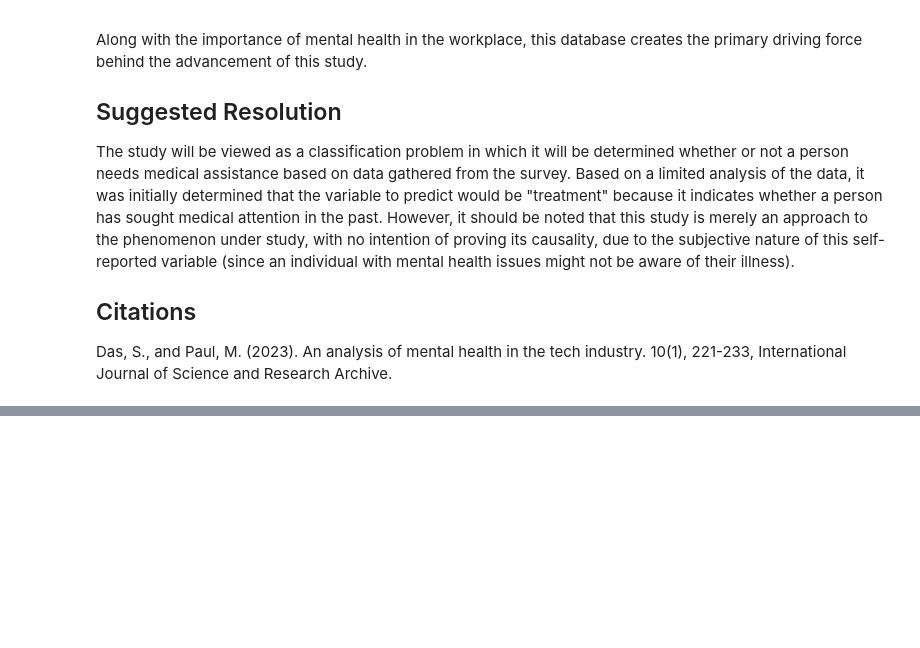
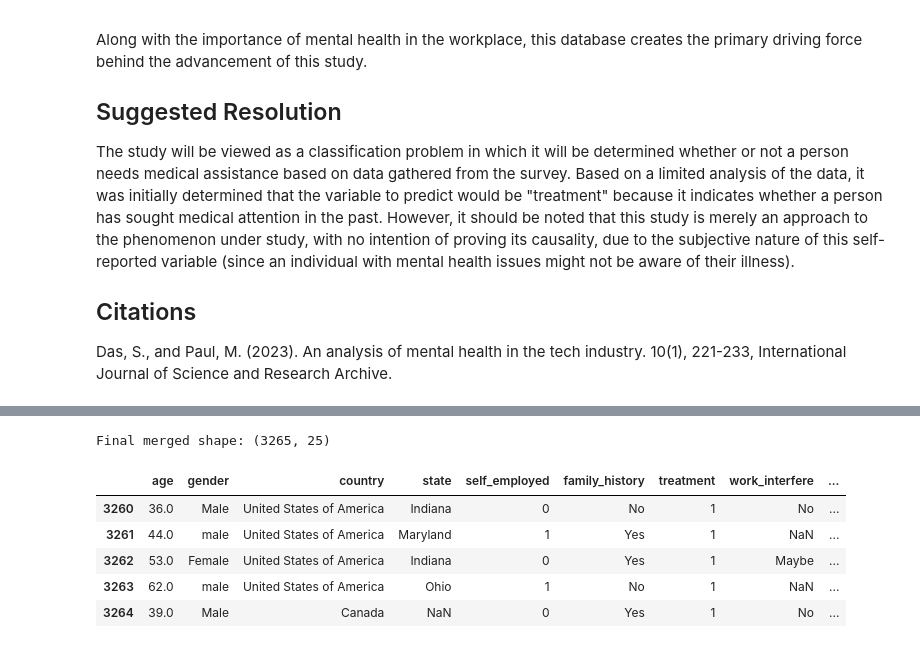
Before and after one commit to surajadkhari/Student-Mental-Health-Risk-Prediction, a Jupyter notebook: code.ipynb, the cells around one changed output, grey strips where cells are left out. Cells and saved outputs as stored; diff of their text form; code cells hidden in the pictures; blank space fills up the shorter version.

```diff
--- a/code.ipynb
+++ b/code.ipynb
@@ -59,0 +341,24 @@ The information provided here comes from Open Source Mental Illness (OSMI) surve
+# %%
+merged_df_all_years = pd.concat([
+
+    df_2016_cleaned,
+    df_2017_cleaned,
+    df_2018_cleaned,
+    df_2019_cleaned,
+    df_2020_cleaned,
+    df_2021_cleaned,
+    df_2022_cleaned,
+    df_2023_cleaned
+    ], ignore_index=True)
+
+
+print("Final merged shape:", merged_df_all_years.shape)
+merged_df_all_years.tail()
+# %% [output]
+Final merged shape: (3265, 25)
+|  | age | gender | country | state | self_employed | family_history | treatment | work_interfere | ... |
+| 3260 | 36.0 | Male | United States of America | Indiana | 0 | No | 1 | No | ... |
+| 3261 | 44.0 | male | United States of America | Maryland | 1 | Yes | 1 | NaN | ... |
+| 3262 | 53.0 | Female | United States of America | Indiana | 0 | Yes | 1 | Maybe | ... |
+| 3263 | 62.0 | male | United States of America | Ohio | 1 | No | 1 | NaN | ... |
+| 3264 | 39.0 | Male | Canada | NaN | 0 | Yes | 1 | No | ... |
```
Also changed, not shown: parts of 44 cells of this notebook.
